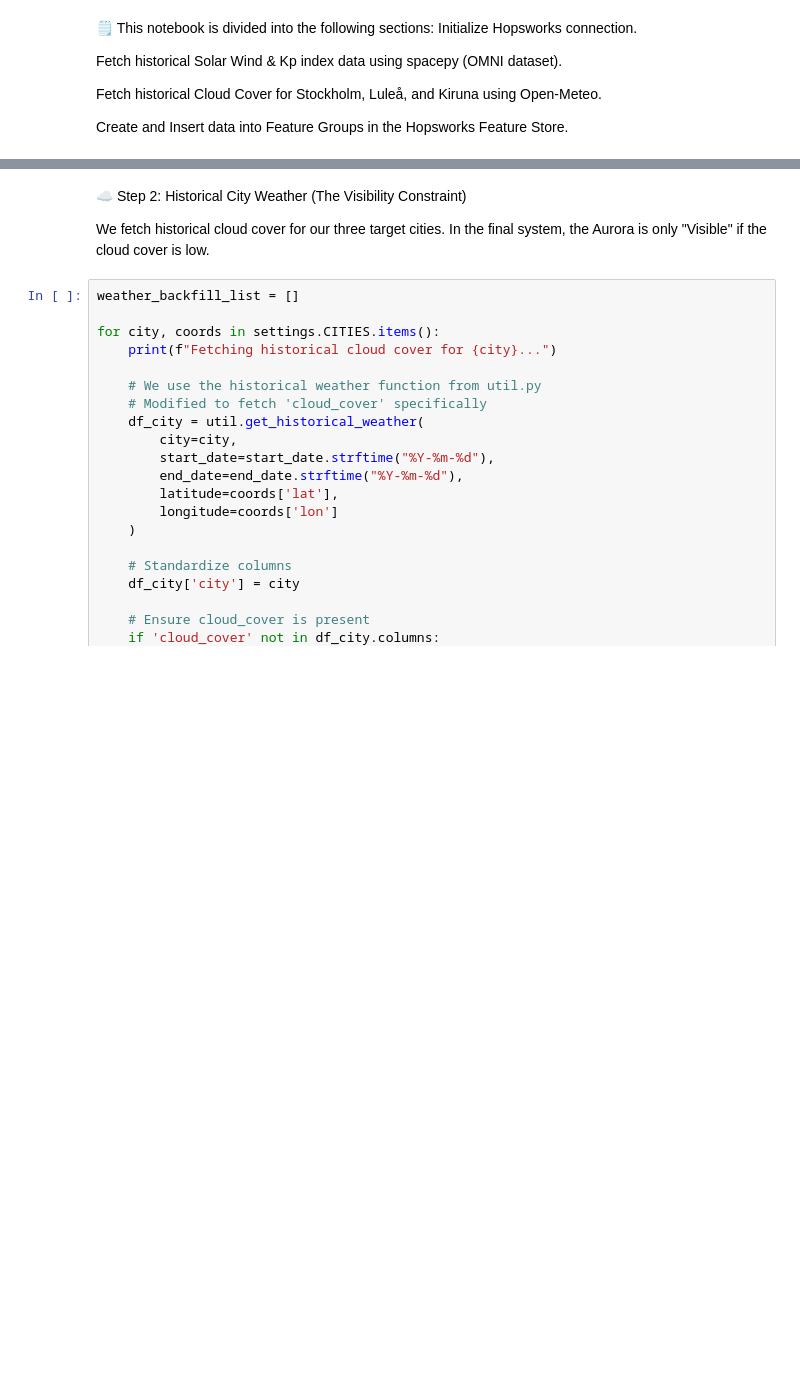
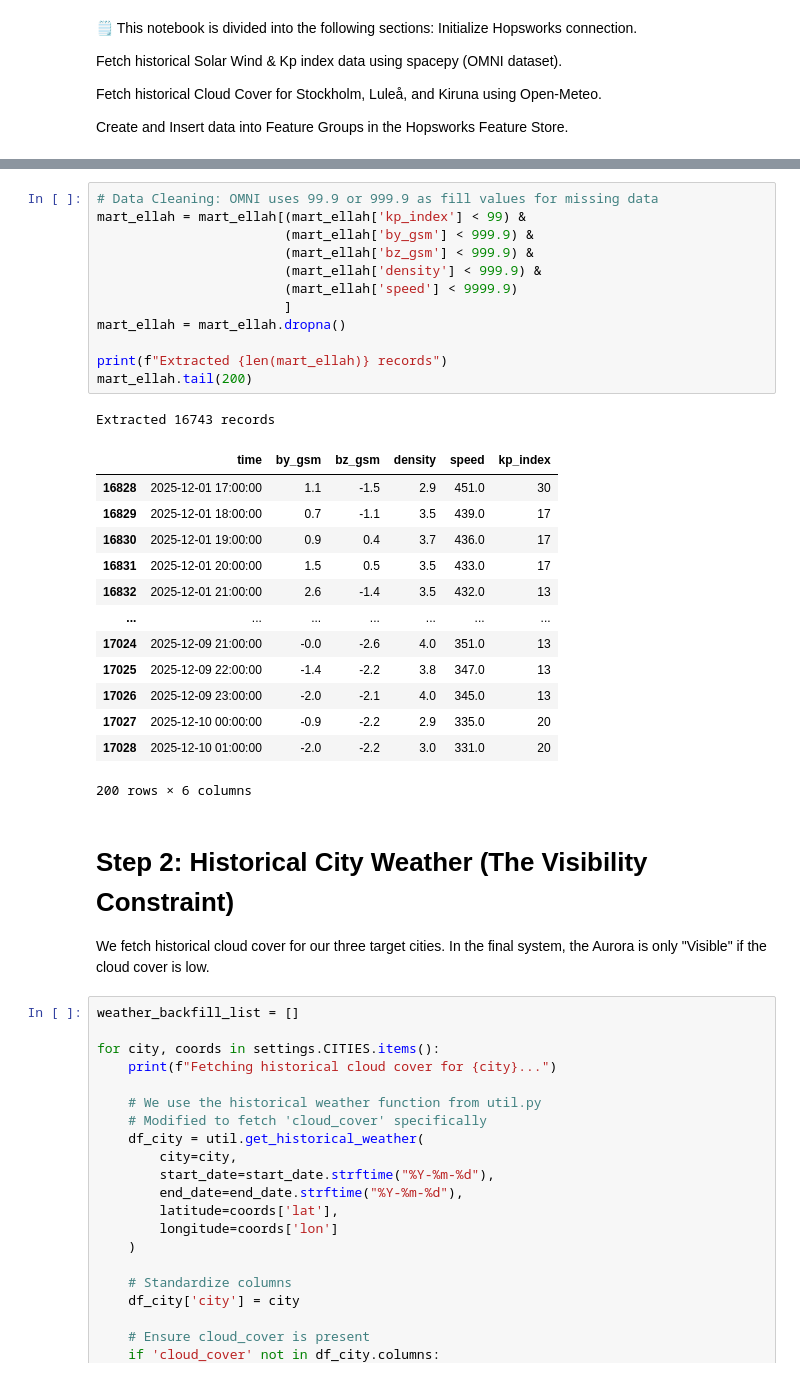
Before and after one commit to AlessandroBertelli/ID2223_Project, a Jupyter notebook: 1_aurora_feature_backfill.ipynb, the cells around one changed output, grey strips where cells are left out. Saved outputs shown, nothing was run; the diff lists cells and outputs as text; blank space fills up the shorter version.

```diff
--- a/1_aurora_feature_backfill.ipynb
+++ b/1_aurora_feature_backfill.ipynb
@@ -66,5 +261,32 @@ solar_wind_df.head()
+# %%
+# Data Cleaning: OMNI uses 99.9 or 999.9 as fill values for missing data
+mart_ellah = mart_ellah[(mart_ellah['kp_index'] < 99) &
+                        (mart_ellah['by_gsm'] < 999.9) &
+                        (mart_ellah['bz_gsm'] < 999.9) &
+                        (mart_ellah['density'] < 999.9) &
+                        (mart_ellah['speed'] < 9999.9)
+                        ]
+mart_ellah = mart_ellah.dropna()
+
+print(f"Extracted {len(mart_ellah)} records")
+mart_ellah.tail(200)
+# %% [output]
+Extracted 16743 records
+|  | time | by_gsm | bz_gsm | density | speed | kp_index |
+| 16828 | 2025-12-01 17:00:00 | 1.1 | -1.5 | 2.9 | 451.0 | 30 |
+| 16829 | 2025-12-01 18:00:00 | 0.7 | -1.1 | 3.5 | 439.0 | 17 |
+| 16830 | 2025-12-01 19:00:00 | 0.9 | 0.4 | 3.7 | 436.0 | 17 |
+| 16831 | 2025-12-01 20:00:00 | 1.5 | 0.5 | 3.5 | 433.0 | 17 |
+| 16832 | 2025-12-01 21:00:00 | 2.6 | -1.4 | 3.5 | 432.0 | 13 |
+| ... | ... | ... | ... | ... | ... | ... |
+| 17024 | 2025-12-09 21:00:00 | -0.0 | -2.6 | 4.0 | 351.0 | 13 |
+| 17025 | 2025-12-09 22:00:00 | -1.4 | -2.2 | 3.8 | 347.0 | 13 |
+| 17026 | 2025-12-09 23:00:00 | -2.0 | -2.1 | 4.0 | 345.0 | 13 |
+| 17027 | 2025-12-10 00:00:00 | -0.9 | -2.2 | 2.9 | 335.0 | 20 |
+| 17028 | 2025-12-10 01:00:00 | -2.0 | -2.2 | 3.0 | 331.0 | 20 |
+200 rows × 6 columns
 # %% [markdown]
-☁️ Step 2: Historical City Weather (The Visibility Constraint)
+# Step 2: Historical City Weather (The Visibility Constraint)
 
 We fetch historical cloud cover for our three target cities. In the final system, the Aurora is only "Visible" if the cloud cover is low.
 # %%
```
Also changed, not shown: parts of 14 cells of this notebook, 2 other files.
